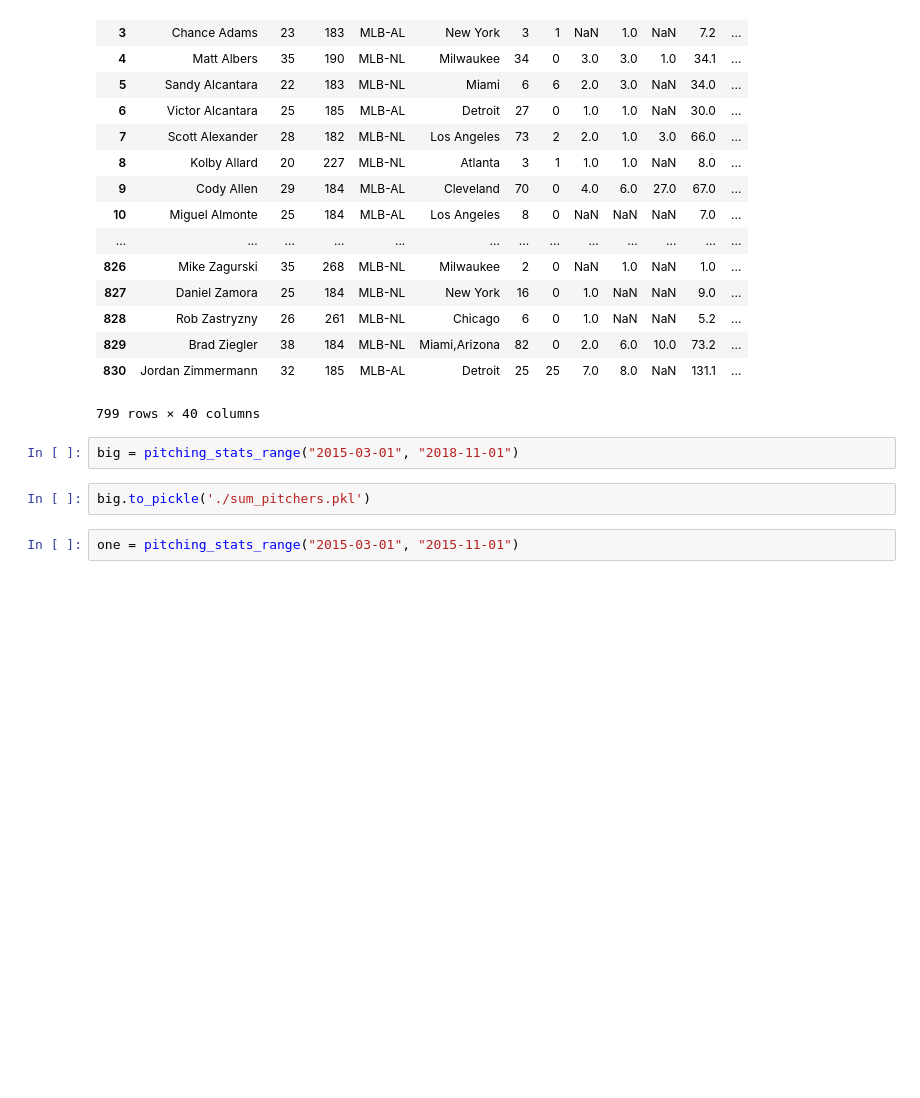
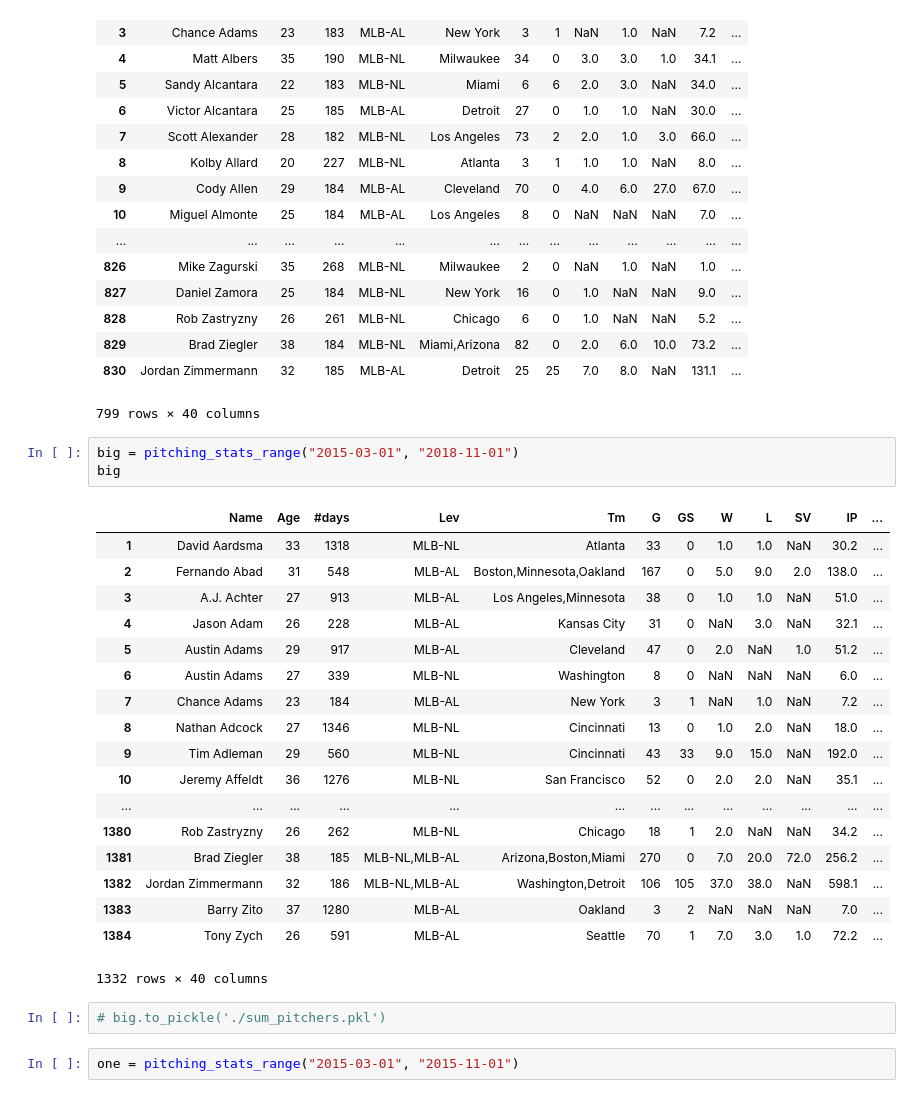
Before and after one commit to t-phill/mlb_injuries, a Jupyter notebook: notebooks/explore.ipynb, the cells around one changed output. Drawn from its saved outputs; the diff is of its cells as text; blank space fills up the shorter version.

```diff
--- a/notebooks/explore.ipynb
+++ b/notebooks/explore.ipynb
@@ -240,8 +238,28 @@ sn
 799 rows × 40 columns
 # %%
 big = pitching_stats_range("2015-03-01", "2018-11-01")
+big
+# %% [output]
+|  | Name | Age | #days | Lev | Tm | G | GS | W | L | SV | IP | ... |
+| 1 | David Aardsma | 33 | 1318 | MLB-NL | Atlanta | 33 | 0 | 1.0 | 1.0 | NaN | 30.2 | ... |
+| 2 | Fernando Abad | 31 | 548 | MLB-AL | Boston,Minnesota,Oakland | 167 | 0 | 5.0 | 9.0 | 2.0 | 138.0 | ... |
+| 3 | A.J. Achter | 27 | 913 | MLB-AL | Los Angeles,Minnesota | 38 | 0 | 1.0 | 1.0 | NaN | 51.0 | ... |
+| 4 | Jason Adam | 26 | 228 | MLB-AL | Kansas City | 31 | 0 | NaN | 3.0 | NaN | 32.1 | ... |
+| 5 | Austin Adams | 29 | 917 | MLB-AL | Cleveland | 47 | 0 | 2.0 | NaN | 1.0 | 51.2 | ... |
+| 6 | Austin Adams | 27 | 339 | MLB-NL | Washington | 8 | 0 | NaN | NaN | NaN | 6.0 | ... |
+| 7 | Chance Adams | 23 | 184 | MLB-AL | New York | 3 | 1 | NaN | 1.0 | NaN | 7.2 | ... |
+| 8 | Nathan Adcock | 27 | 1346 | MLB-NL | Cincinnati | 13 | 0 | 1.0 | 2.0 | NaN | 18.0 | ... |
+| 9 | Tim Adleman | 29 | 560 | MLB-NL | Cincinnati | 43 | 33 | 9.0 | 15.0 | NaN | 192.0 | ... |
+| 10 | Jeremy Affeldt | 36 | 1276 | MLB-NL | San Francisco | 52 | 0 | 2.0 | 2.0 | NaN | 35.1 | ... |
+| ... | ... | ... | ... | ... | ... | ... | ... | ... | ... | ... | ... | ... |
+| 1380 | Rob Zastryzny | 26 | 262 | MLB-NL | Chicago | 18 | 1 | 2.0 | NaN | NaN | 34.2 | ... |
+| 1381 | Brad Ziegler | 38 | 185 | MLB-NL,MLB-AL | Arizona,Boston,Miami | 270 | 0 | 7.0 | 20.0 | 72.0 | 256.2 | ... |
+| 1382 | Jordan Zimmermann | 32 | 186 | MLB-NL,MLB-AL | Washington,Detroit | 106 | 105 | 37.0 | 38.0 | NaN | 598.1 | ... |
+| 1383 | Barry Zito | 37 | 1280 | MLB-AL | Oakland | 3 | 2 | NaN | NaN | NaN | 7.0 | ... |
+| 1384 | Tony Zych | 26 | 591 | MLB-AL | Seattle | 70 | 1 | 7.0 | 3.0 | 1.0 | 72.2 | ... |
+1332 rows × 40 columns
 # %%
-big.to_pickle('./sum_pitchers.pkl')
+# big.to_pickle('./sum_pitchers.pkl')
 # %%
 one = pitching_stats_range("2015-03-01", "2015-11-01")
 # %%
```
Also changed, not shown: parts of 24 cells of this notebook.
